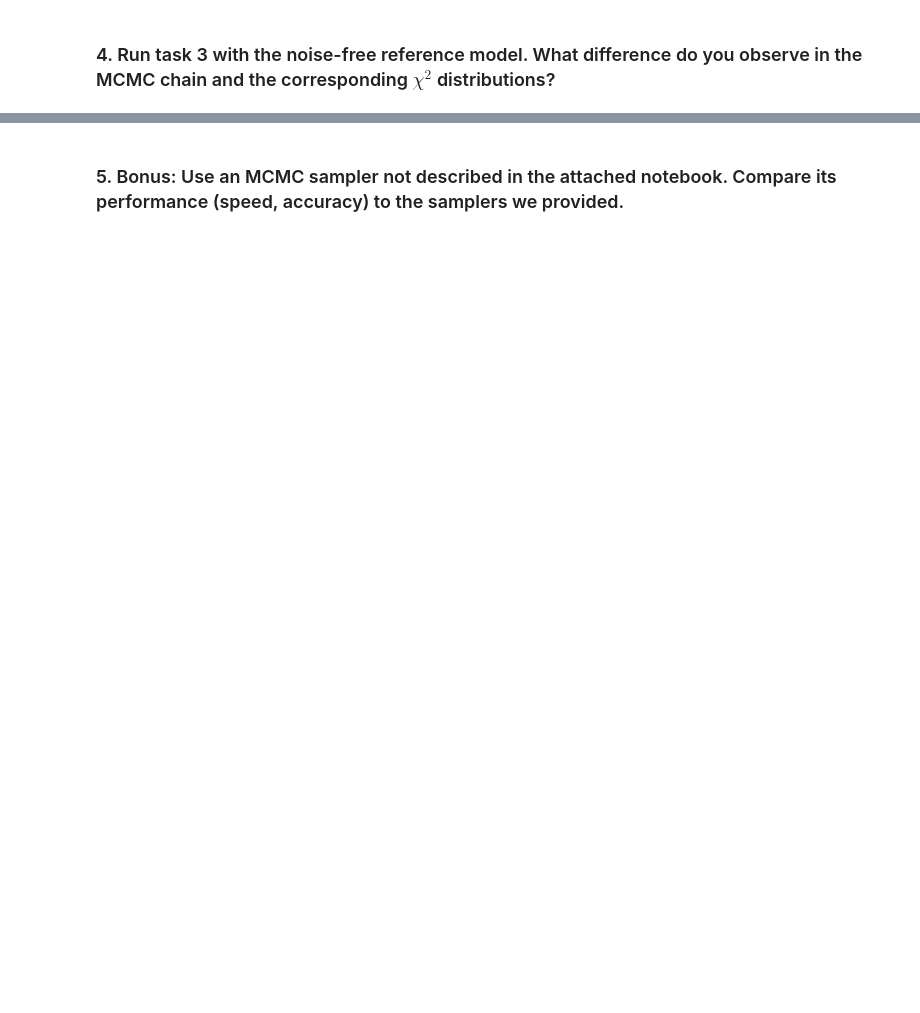
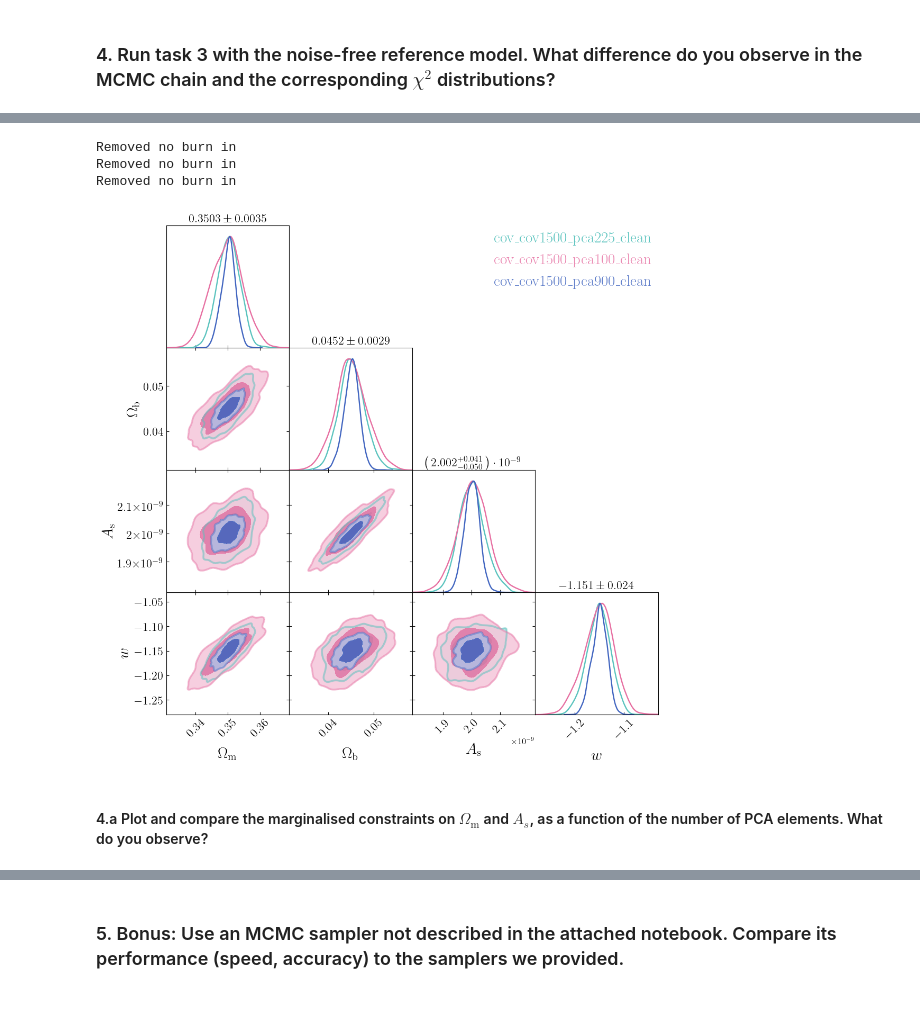
Before and after one commit to Rashaad-Reid/UWAstroStats, a Jupyter notebook: projects/2ptstat-analysis/assignments/assignment3.ipynb, the cells around one changed output, grey strips where cells are left out. Drawn from its saved outputs; the diff is of its cells as text; code cells hidden in the pictures; blank space fills up the shorter version.

```diff
--- a/projects/2ptstat-analysis/assignments/assignment3.ipynb
+++ b/projects/2ptstat-analysis/assignments/assignment3.ipynb
@@ -367,0 +602,18 @@ Removed no burn in
+# %%
+samples_cov1500_pca225_clean = np.load('data_4_assignment3/outputs_MCMC/MCMC_cov1500_pca225_clean.npy')
+samples_cov1500_pca100_clean = np.load('data_4_assignment3/outputs_MCMC/MCMC_cov1500_pca100_clean.npy')
+samples_cov1500_pca900_clean = np.load('data_4_assignment3/outputs_MCMC/MCMC_cov1500_pca900_clean.npy')
+# %%
+plot_posteriors([samples_cov1500_pca225_clean,samples_cov1500_pca100_clean,samples_cov1500_pca900_clean],
+                labels=['cov_cov1500_pca225_clean','cov_cov1500_pca100_clean','cov_cov1500_pca900_clean'])
+plt.show()
+
+#plot_chi2(log_prob_samples_cov1500_pca225)
+#plt.show()
+# %% [output]
+Removed no burn in
+Removed no burn in
+Removed no burn in
+[figure, added]
+# %% [markdown]
+#### 4.a Plot and compare the marginalised constraints on $\Omega_\mathrm{m}$ and $A_s$, as a function of the number of PCA elements. What do you observe?
```
Also changed, not shown: parts of 38 cells of this notebook, 27 other files.
